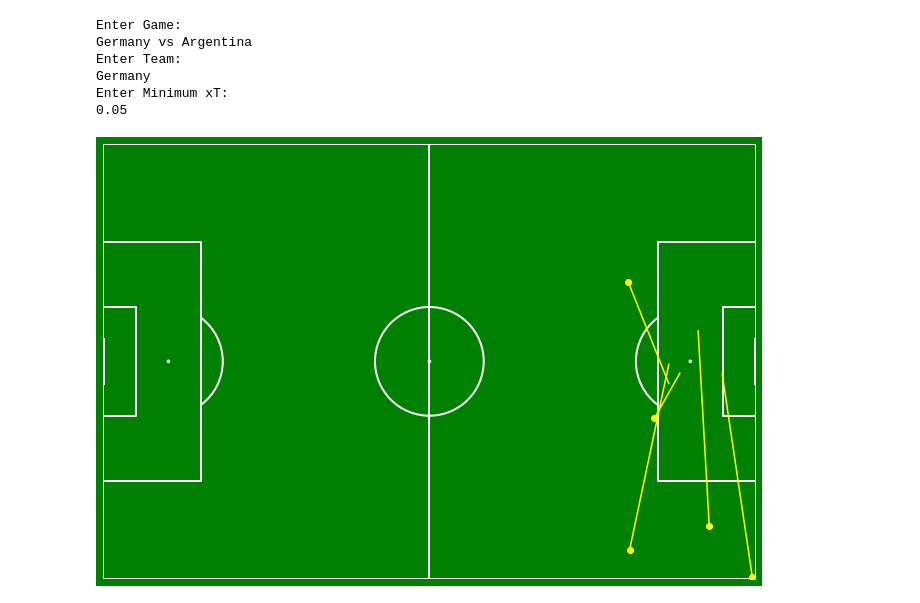
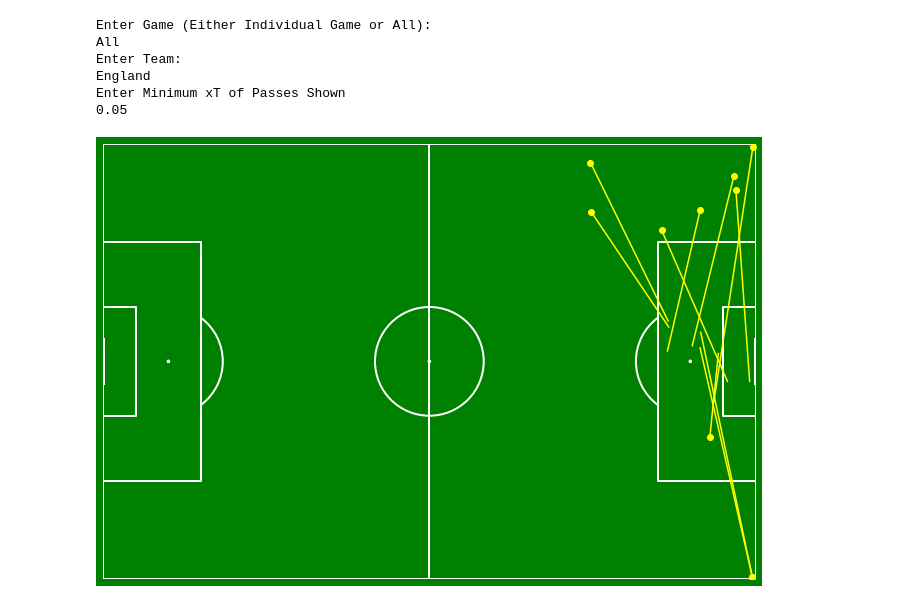
Before and after one commit to jgraver7/MDS-Project, a Jupyter notebook: Basic Interactive Visualisations.ipynb, the cells around one changed output. Drawn from its saved outputs; the diff is of its cells as text; code cells hidden in the pictures.

```diff
--- a/Basic Interactive Visualisations.ipynb
+++ b/Basic Interactive Visualisations.ipynb
@@ -13,76 +13,51 @@ df3 = pd.read_csv('shots.csv')
 df3 = df3.drop('Unnamed: 0',axis=1)
 df4 = pd.read_csv('def_actions.csv')
 df4 = df4.drop('Unnamed: 0',axis=1)
-# %%
-print('Enter Game:')
-game = str(input())
-print('Enter Team:')
-team = str(input())
-print('Enter Minimum xT:')
-min_xT = float(input())
-
-fig,ax = plt.subplots(figsize=(13.5,8))
-fig.set_facecolor('green')
-ax.patch.set_facecolor('green')
-
-pitch = Pitch(pitch_type='statsbomb', pitch_color='green', line_color='white',
-              figsize=(13.5, 8),constrained_layout=True, tight_layout=False)
-
-pitch.draw(ax=ax)
-plt.gca().invert_yaxis()
-
-for x in range(len(df1['x_start'])):
-    if df1['game'][x] == game:
-        if df1['team'][x] == team:
-            if df1['xT'][x] > min_xT:
-                if df1['outcome'][x] == 1:
-                    plt.plot((df1['x_start'][x],df1['x_end'][x]),(df1['y_start'][x],df1['y_end'][x]),color='yellow')
-                    plt.scatter(df1['x_start'][x],df1['y_start'][x],color='yellow')
-
-plt.xlim(0,120)
-plt.ylim(0,80);
-# %% [output]
-Enter Game:
-Germany vs Argentina
-Enter Team:
-Germany
-Enter Minimum xT:
-0.05
-[figure, removed]
 # %%
 print('Enter Game (Either Individual Game or All):')
 game = str(input())
 print('Enter Team:')
 team = str(input())
+print('Enter Minimum xT of Passes Shown')
+min_xT = float(input())
 
 fig,ax = plt.subplots(figsize=(13.5,8))
 fig.set_facecolor('green')
 ax.patch.set_facecolor('green')
 
 pitch = Pitch(pitch_type='statsbomb', pitch_color='green', line_color='white',
               figsize=(13.5, 8),constrained_layout=True, tight_layout=False)
 
 pitch.draw(ax=ax)
 plt.gca().invert_yaxis()
 
-for x in range(len(df3['x_start'])):
+for x in range(len(df1['x_start'])):
     if game == 'All':
-        if df2['team'][x] == team:
-            if df2['outcome'][x] == 1:
-                plt.scatter(df2['x_start'][x],df2['y_start'][x],color='yellow',marker='.',s=300)
-            elif df2['outcome'][x] == 0:
-                plt.scatter(df2['x_start'][x],df2['y_start'][x],color='red',marker='.',s=300)
+        if df1['team'][x] == team:
+             if df1['xT'][x] > min_xT:
+                if df1['outcome'][x] == 'Successful':
+                    plt.plot((df1['x_start'][x],df1['x_end'][x]),(df1['y_start'][x],df1['y_end'][x]),color='yellow')
+                    plt.scatter(df1['x_start'][x],df1['y_start'][x],color='yellow')
+
 
     else:
-        if df3['game'][x] == game:
-            if df2['team'][x] == team:
-                if df2['outcome'][x] == 1:
-                    plt.scatter(df2['x_start'][x],df2['y_start'][x],color='yellow',marker='.',s=300)
-                elif df2['outcome'][x] == 0:
-                    plt.scatter(df2['x_start'][x],df2['y_start'][x],color='red',marker='.',s=300)
+        if df1['game'][x] == game:
+            if df1['team'][x] == team:
+                if df1['xT'][x] > min_xT:
+                    if df1['outcome'][x] == 'Successful':
+                        plt.plot((df1['x_start'][x],df1['x_end'][x]),(df1['y_start'][x],df1['y_end'][x]),color='yellow')
+                        plt.scatter(df1['x_start'][x],df1['y_start'][x],color='yellow')
 
 plt.xlim(0,120)
 plt.ylim(0,80);
+# %% [output]
+Enter Game (Either Individual Game or All):
+All
+Enter Team:
+England
+Enter Minimum xT of Passes Shown
+0.05
+[figure, added]
 # %%
 print('Enter Game (Either Individual Game or All):')
 game = str(input())
```
Also changed, not shown: parts of 3 cells of this notebook, 10 other files.
